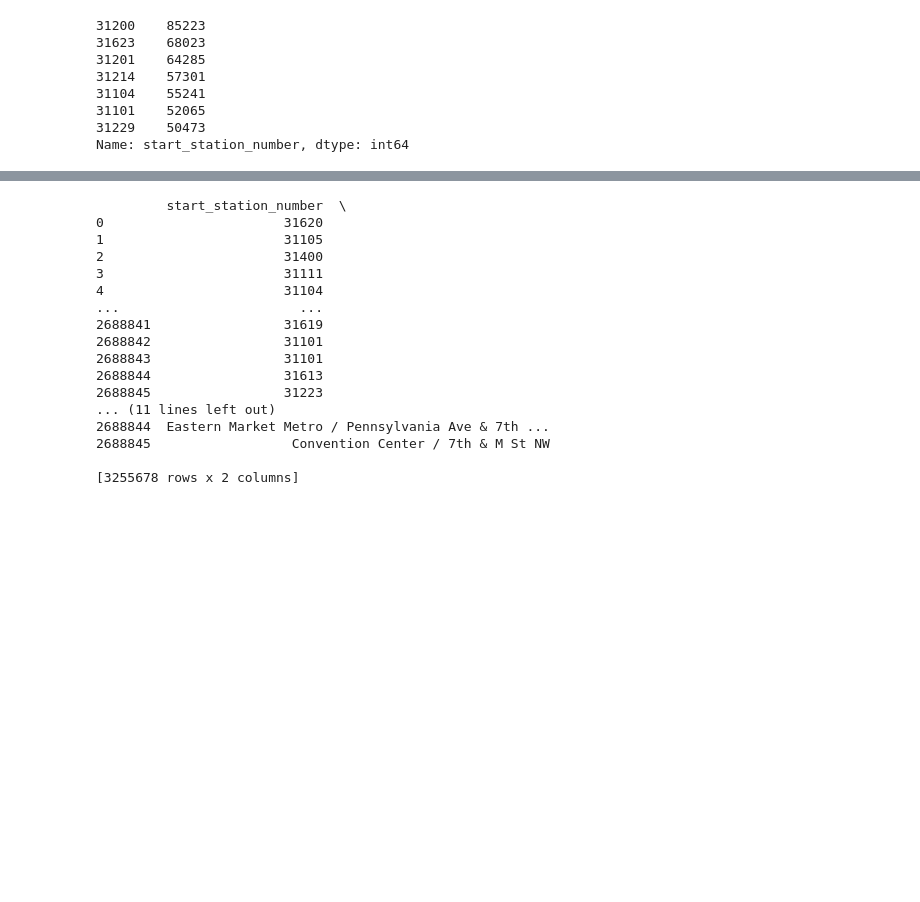
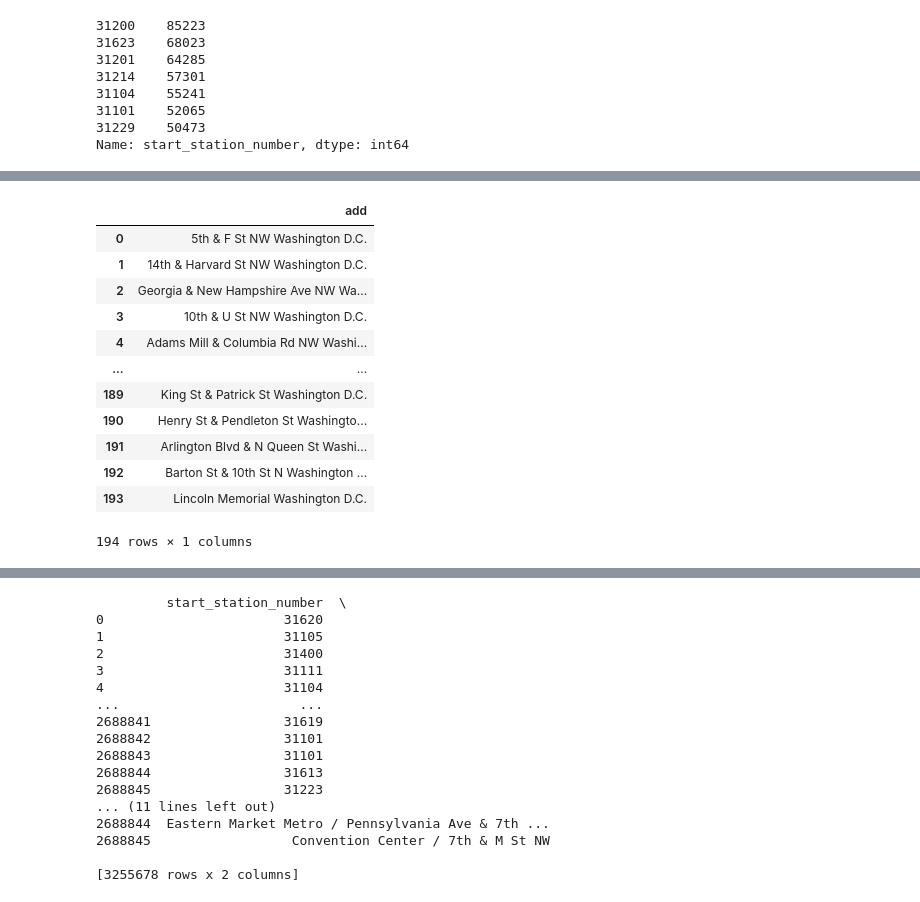
Before and after one commit to cdb8675309/Project3_Sprint-2, a Jupyter notebook: P3_S2.ipynb, the cells around one changed output, grey strips where cells are left out. Saved outputs shown, nothing was run; the diff lists cells and outputs as text; code cells hidden in the pictures; blank space fills up the shorter version.

```diff
--- a/P3_S2.ipynb
+++ b/P3_S2.ipynb
@@ -604,0 +641,20 @@ m
+# %%
+nnum_dc = namenum_df['start_station'].unique()
+nnum_dc
+nnum_dc = pd.DataFrame({'add': nnum_dc})
+nnum_dc['add'] = nnum_dc['add'].astype(str) + ' Washington D.C.'
+nnum_dc
+# %% [output]
+|  | add |
+| 0 | 5th & F St NW Washington D.C. |
+| 1 | 14th & Harvard St NW Washington D.C. |
+| 2 | Georgia & New Hampshire Ave NW Wa... |
+| 3 | 10th & U St NW Washington D.C. |
+| 4 | Adams Mill & Columbia Rd NW Washi... |
+| ... | ... |
+| 189 | King St & Patrick St Washington D.C. |
+| 190 | Henry St & Pendleton St Washingto... |
+| 191 | Arlington Blvd & N Queen St Washi... |
+| 192 | Barton St & 10th St N Washington ... |
+| 193 | Lincoln Memorial Washington D.C. |
+194 rows × 1 columns
```
Also changed, not shown: parts of 15 cells of this notebook.
